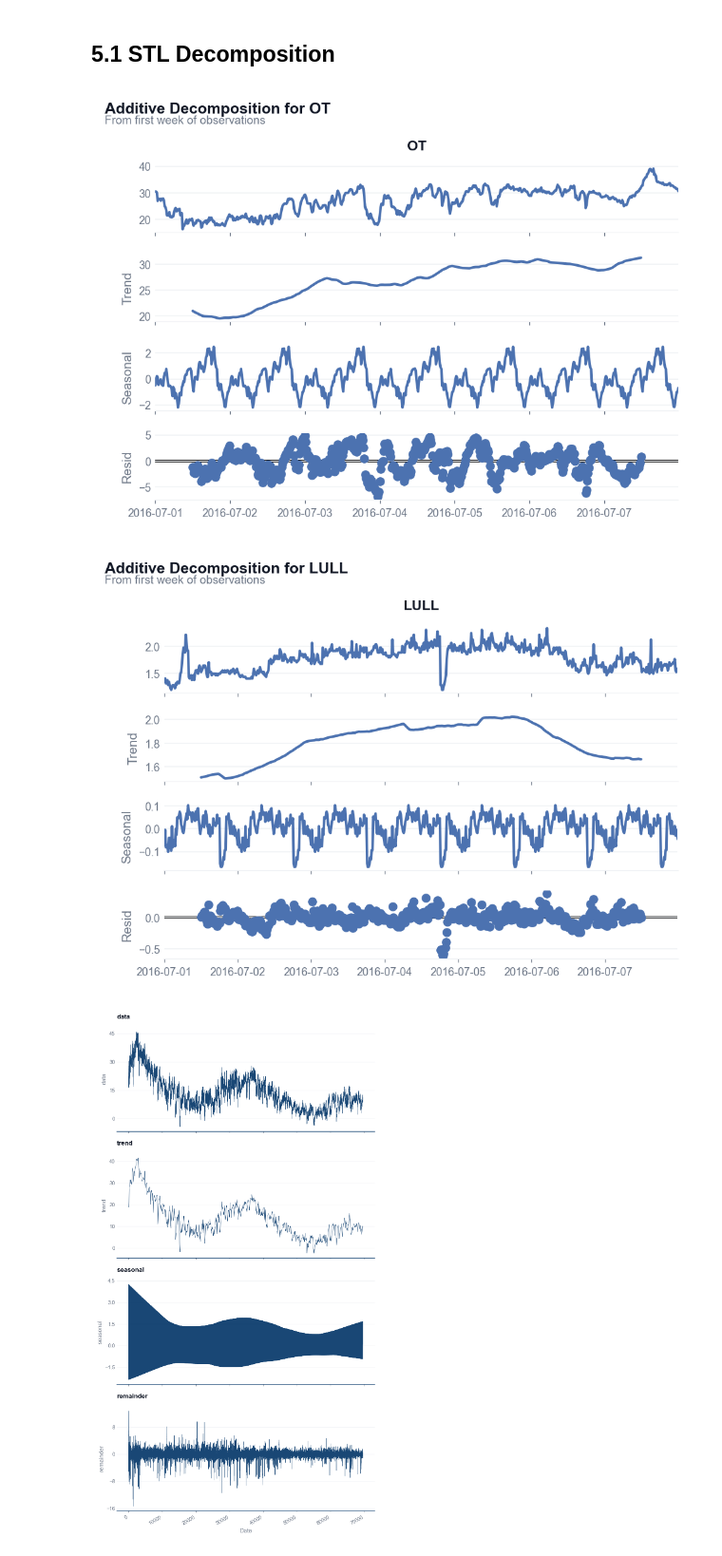
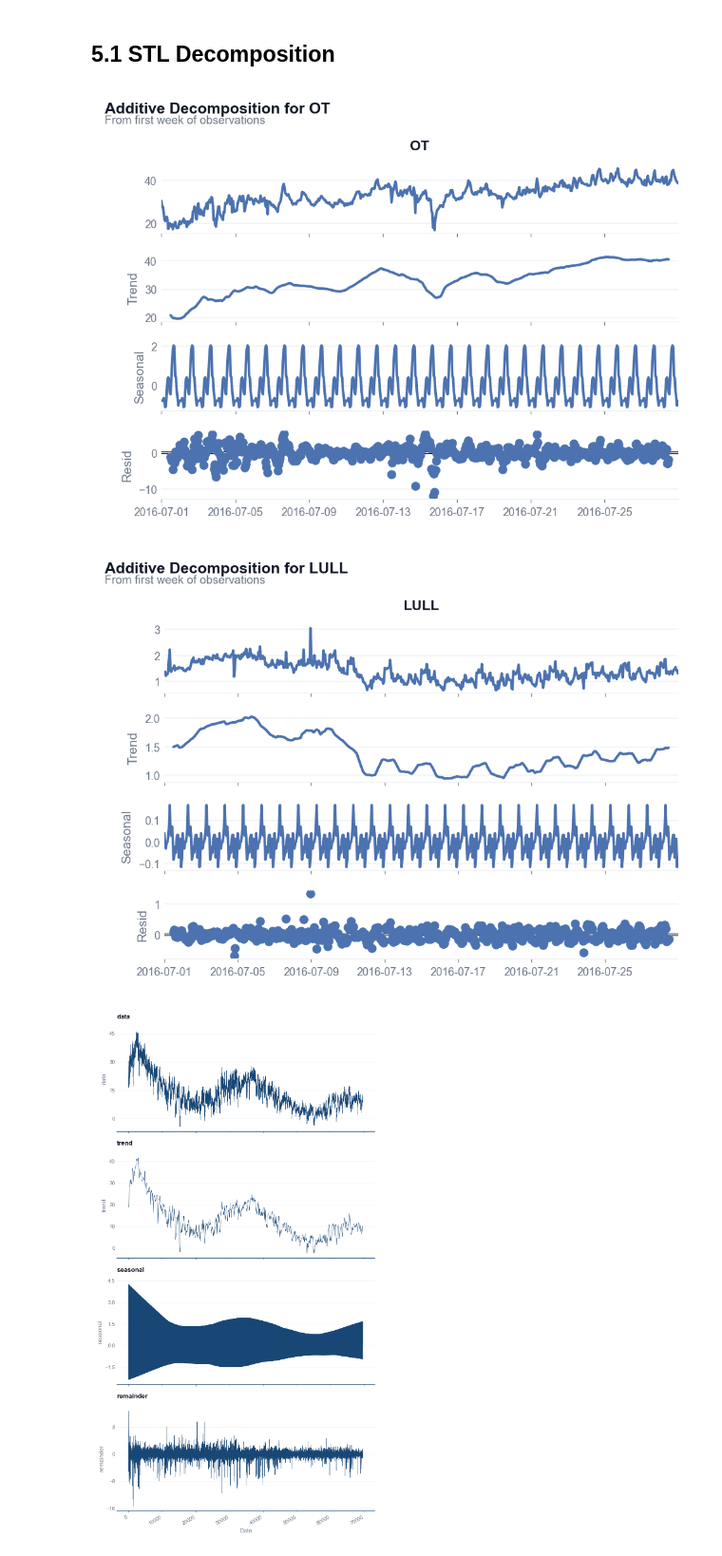
Before and after one commit to stuart-n-wilson/dissertation, a Jupyter notebook: notebooks/00_eda.ipynb, the cells around one changed output. Shown at 95% size. Drawn from its saved outputs; the diff is of its cells as text; code cells hidden in the pictures.

```diff
--- a/notebooks/00_eda.ipynb
+++ b/notebooks/00_eda.ipynb
@@ -229,25 +230,25 @@ plt.show()
 from statsmodels.tsa.seasonal import seasonal_decompose, STL
 from statsmodels.tsa.stattools import adfuller
 # %%
-decompOT = seasonal_decompose(df.iloc[:672].OT, model="additive", period=96)
+decompOT = seasonal_decompose(df.iloc[:672].OT, model="additive", period=24)
 fig = decompOT.plot()
 fig.suptitle("Additive Decomposition for OT", x=0.0, ha="left", fontsize=12, fontweight="bold")
 fig.text(0.0, 0.95, "From first week of observations", ha="left", fontsize=9, color=MUTED, va="top")
 plt.tight_layout()
 plt.show()
 # %% [output]
-[figure, old version]
+[figure, new version]
 # %%
-decompLULL = seasonal_decompose(df.iloc[:672].LULL, model="additive", period=96)
+decompLULL = seasonal_decompose(df.iloc[:672].LULL, model="additive", period=24)
 
 fig = decompLULL.plot()
 
 fig.suptitle("Additive Decomposition for LULL", x=0.0, ha="left", fontsize=12, fontweight="bold")
 fig.text(0.0, 0.95, "From first week of observations", ha="left", fontsize=9, color=MUTED, va="top")
 plt.tight_layout()
 plt.show()
 # %% [output]
-[figure, old version]
+[figure, new version]
 # %%
 from statsmodels.tsa.seasonal import STL
 
```
Also changed, not shown: parts of 13 cells of this notebook.
